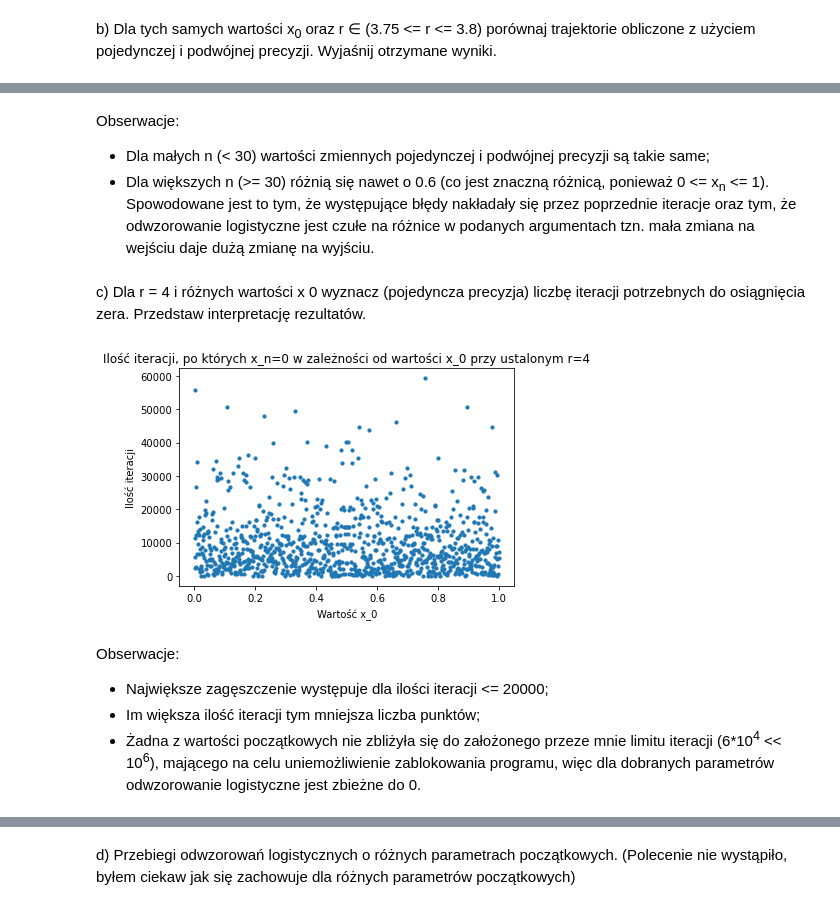
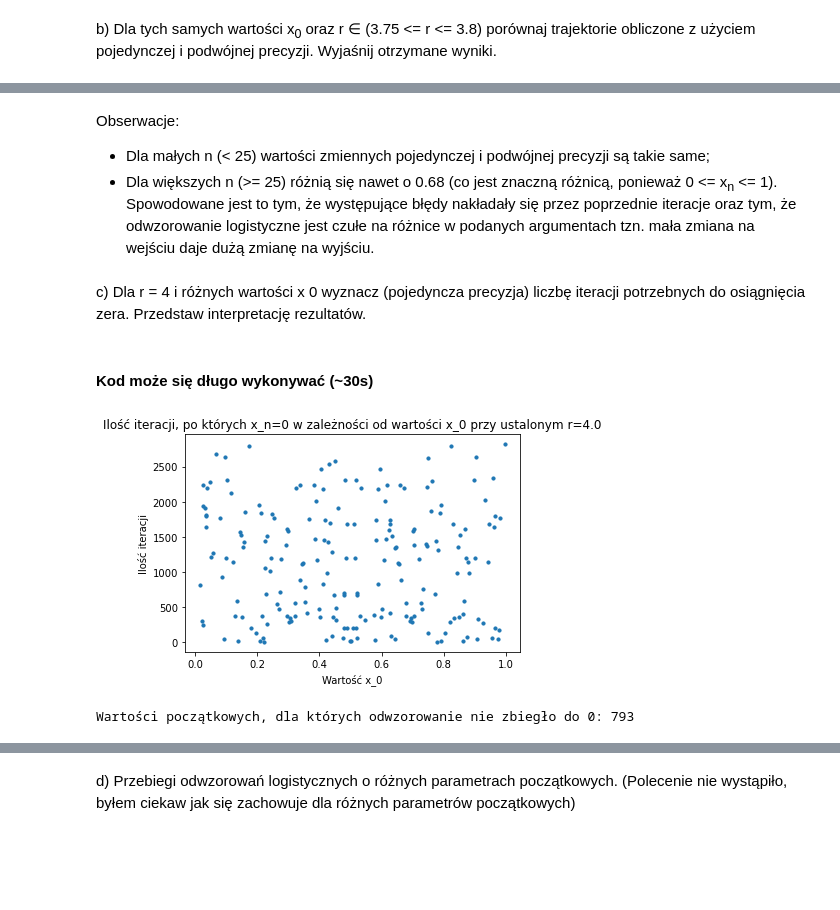
Before and after one commit to proman3419/AGH-WIET-INF-MOwNiT-2022, a Jupyter notebook: 1/1.ipynb, the cells around one changed output, grey strips where cells are left out. Cells and saved outputs as stored; diff of their text form; code cells hidden in the pictures; blank space fills up the shorter version.

```diff
--- a/1/1.ipynb
+++ b/1/1.ipynb
@@ -288,14 +288,14 @@ $$ r > 0 $$
 Zbadaj zbieżność procesu iteracyjnego określonego tym
 równaniem w zależności od wartości parametru r oraz x<sub>0</sub>.
 # %%
-def logistic_map(r, x_n):
-    return r * x_n * (1 - x_n)
+def logistic_map(r, x_n, dtype):
+    return r * x_n * dtype(1 - x_n)
 # %% [markdown]
 a) Dla różnych wartości r (1 <= r <= 4) oraz kilku wybranych wartości x<sub>0</sub> przedstaw
 na wykresie wartości x<sub>n</sub> uzyskane po wielu iteracjach odwzorowania logistycznego
 (diagram bifurkacyjny). Dokonaj interpretacji otrzymanych wyników.
 # %%
-def bifurcation_diagram(rs, x_0, n_skip, n_plot):
+def bifurcation_diagram(rs, x_0, n_skip, n_plot, dtype):
     R = [0] * n_plot
     X = [0] * n_plot
     for r in rs:
@@ -304,7 +304,7 @@ def bifurcation_diagram(rs, x_0, n_skip, n_plot):
             if i >= n_skip:
                 R[i-n_skip] = r
                 X[i-n_skip] = x
-            x = logistic_map(r, x)
+            x = logistic_map(r, x, dtype)
         plt.plot(R, X, marker='*', markersize=1, ls='', color='royalblue')
 
     plt.xlabel('Wartość r')
@@ -316,7 +316,7 @@ rs = np.linspace(1, 4, 10**3, dtype=np.float32)
 x_0s = np.linspace(0, 1, 5, dtype=np.float32)[1:-1] # [1:-1] ponieważ x_0 ∈ (0, 1), odrzucamy oba końce
 
 for x_0 in x_0s:
-    bifurcation_diagram(rs, x_0, 125, 25)
+    bifurcation_diagram(rs, x_0, 125, 25, np.float32)
 # %% [output]
 [figure]
 [figure]
@@ -373,37 +373,44 @@ Maksymalna bezwzględna różnica wartości: 0.5989908286590296
 # %% [markdown]
 Obserwacje:
-- Dla małych n (< 30) wartości zmiennych pojedynczej i podwójnej precyzji są takie same;
-- Dla większych n (>= 30) różnią się nawet o 0.6 (co jest znaczną różnicą, ponieważ 0 <= x<sub>n</sub> <= 1).
+- Dla małych n (< 25) wartości zmiennych pojedynczej i podwójnej precyzji są takie same;
+- Dla większych n (>= 25) różnią się nawet o 0.68 (co jest znaczną różnicą, ponieważ 0 <= x<sub>n</sub> <= 1).
     Spowodowane jest to tym, że występujące błędy nakładały się przez poprzednie iteracje oraz tym, że odwzorowanie logistyczne
     jest czułe na różnice w podanych argumentach tzn. mała zmiana na wejściu daje dużą zmianę na wyjściu.
 # %% [markdown]
 c) Dla r = 4 i różnych wartości x 0 wyznacz (pojedyncza precyzja) liczbę iteracji
 potrzebnych do osiągnięcia zera. Przedstaw interpretację rezultatów.
+# %% [markdown]
+#### Kod może się długo wykonywać (~30s)
 # %%
-def find_iterations_to_zero(r, x_0, stop_after_cnt):
+def find_iterations_to_zero(r, x_0, stop_after_cnt=10**4):
     x = x_0
     i = 0
 
-    while x >= np.finfo(np.float32).eps or i >= stop_after_cnt:
-        x = logistic_map(r, x)
+    while x > np.finfo(np.float32).eps and i <= stop_after_cnt:
+        x = logistic_map(r, x, np.float32)
         i += 1
 
-    return i
+    return i if i < stop_after_cnt else -1
 
-r = 4
+start = time.time()
+r = np.float32(4)
 x_0s = np.linspace(0, 1, 10**3, dtype=np.float32)[1:-1] # [1:-1] ponieważ x_0 ∈ (0, 1), odrzucamy oba końce
-results = [find_iterations_to_zero(r, x_0, 10**6) for x_0 in x_0s]
+X = []
+I = []
 
-plt.scatter(x_0s, results, s=10)
+for x_0 in x_0s:
+    i = find_iterations_to_zero(r, x_0)
+    if i != -1:
+        X.append(x_0)
+        I.append(i)
+
+plt.scatter(X, I, s=10)
 plt.xlabel('Wartość x_0')
 plt.ylabel('Ilość iteracji')
 plt.title(f'Ilość iteracji, po których x_n=0 w zależności od wartości x_0 przy ustalonym r={r}')
 plt.show()
+
+print(f'Wartości początkowych, dla których odwzorowanie nie zbiegło do 0: {len(x_0s)-len(I)}')
 # %% [output]
-[figure, old version]
+[figure, new version]
+Wartości początkowych, dla których odwzorowanie nie zbiegło do 0: 793
-# %% [markdown]
-Obserwacje:
-- Największe zagęszczenie występuje dla ilości iteracji <= 20000;
-- Im większa ilość iteracji tym mniejsza liczba punktów;
-- Żadna z wartości początkowych nie zbliżyła się do założonego przeze mnie limitu iteracji (6*10<sup>4</sup> << 10<sup>6</sup>), mającego na celu uniemożliwienie zablokowania programu, więc
-    dla dobranych parametrów odwzorowanie logistyczne jest zbieżne do 0.
```
Also changed, not shown: parts of 9 cells of this notebook, 3 other files.
